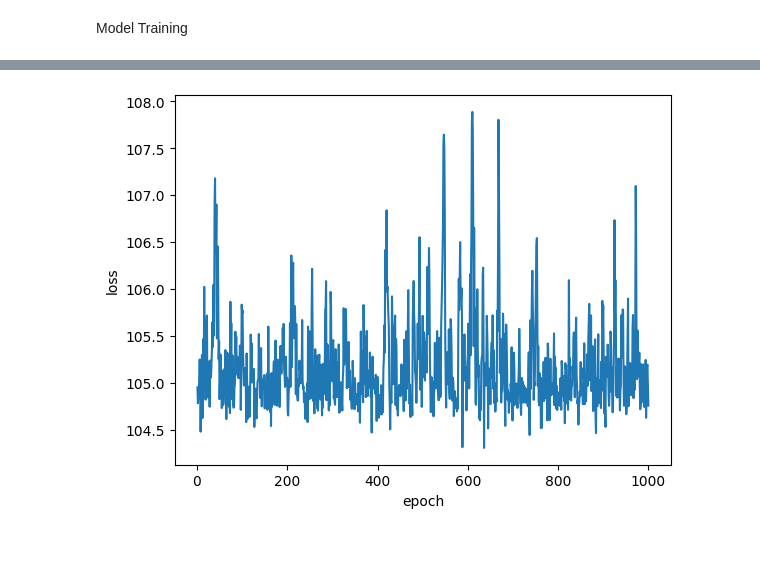
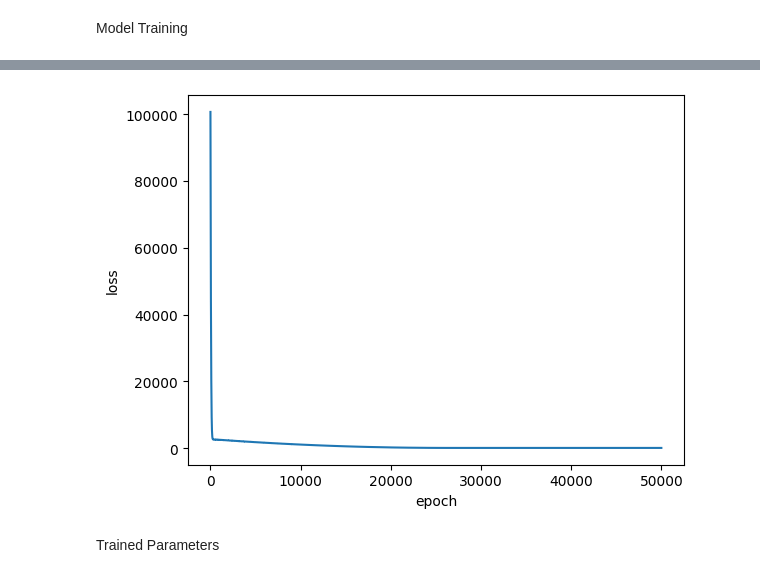
Before and after one commit to aroonalok/deep-learning-foundations, a Jupyter notebook: regression.ipynb, the cells around one changed output, grey strips where cells are left out. Saved outputs shown, nothing was run; the diff lists cells and outputs as text; code cells hidden in the pictures; blank space fills up the shorter version.

Commit message:
print epoch loss every n epochs

```diff
--- a/regression.ipynb
+++ b/regression.ipynb
@@ -124,7 +124,7 @@ LinearRegression(
 )
 # %%
 loss_fn = nn.MSELoss()
-optimizer = torch.optim.Adam(model.parameters(), lr=7e-3)
+optimizer = torch.optim.Adam(model.parameters(), lr=1e-3)
 # %% [markdown]
 Model Training
 # %%
@@ -149,12 +149,16 @@ def train(dataloader, model, loss_fn, optimizer):
   epoch_loss = np.mean(epoch_loss)
   return epoch_loss
 # %%
-epochs = 1000
+epochs = 50000
+print_every_n = 5000
+
 loss_curve = []
 for t in range(epochs):
   epoch_loss = train(train_dataloader, model, loss_fn, optimizer)
   loss_curve.append([t+1,epoch_loss])
-  print(f"Epoch {t+1} | loss: {epoch_loss}")
+  # Print the first epoch metric and then print_every_n epochs
+  if t==0 or (t+1)%print_every_n == 0:
+    print(f"Epoch {t+1} | loss: {epoch_loss}")
 print("Done!")
 loss_curve = np.asarray(loss_curve, dtype=np.float32)
 plot_loss(loss_curve)
@@ -178,5 +177,7 @@ Epoch 1000 | loss: 104.75868606567383
 Done!
-[figure, old version]
+[figure, new version]
+# %% [markdown]
+Trained Parameters
 # %%
 print(f"Slope: {model.weight()}")
 print(f"Intercept: {model.bias()}")
```
Also changed, not shown: parts of 6 cells of this notebook.
